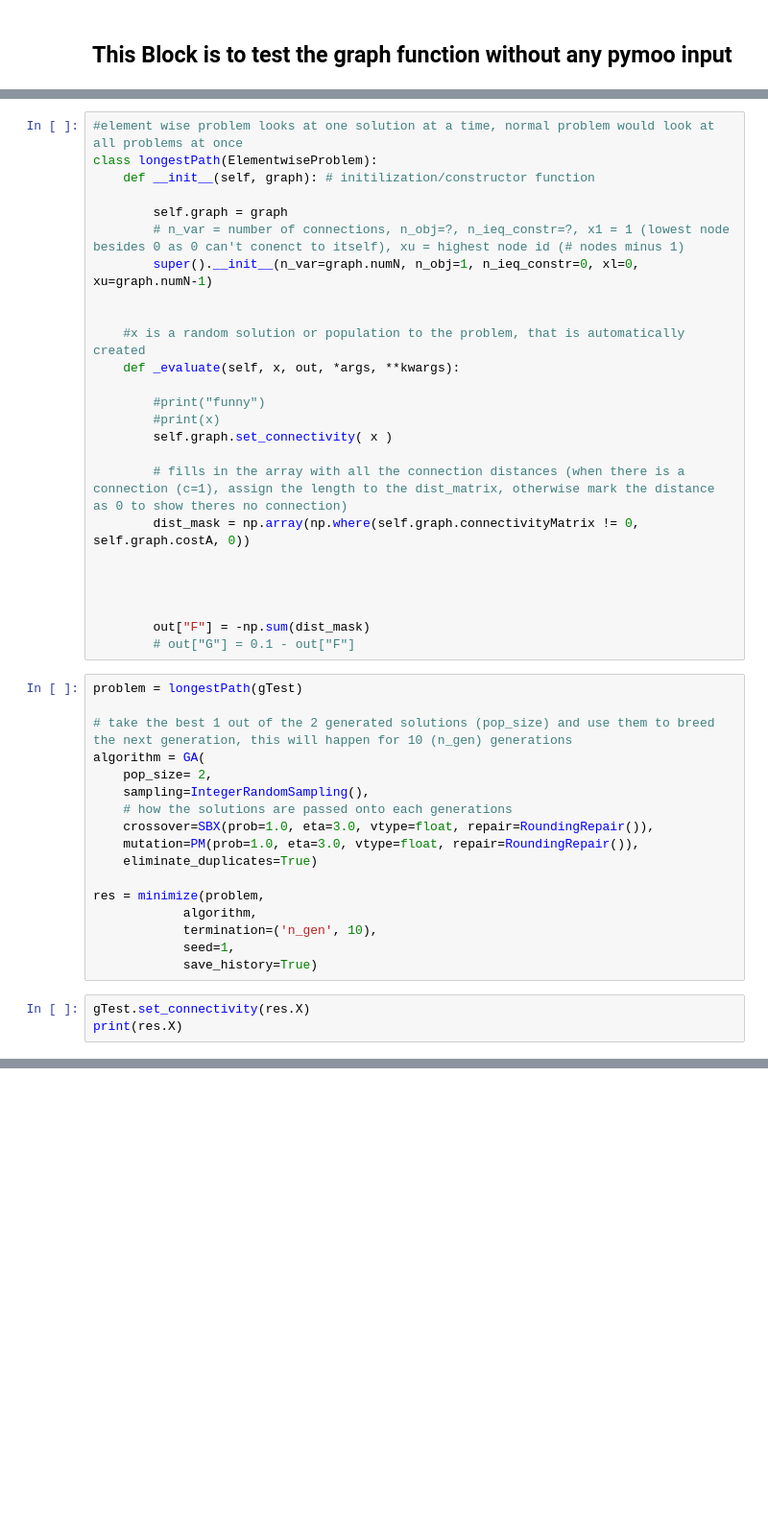
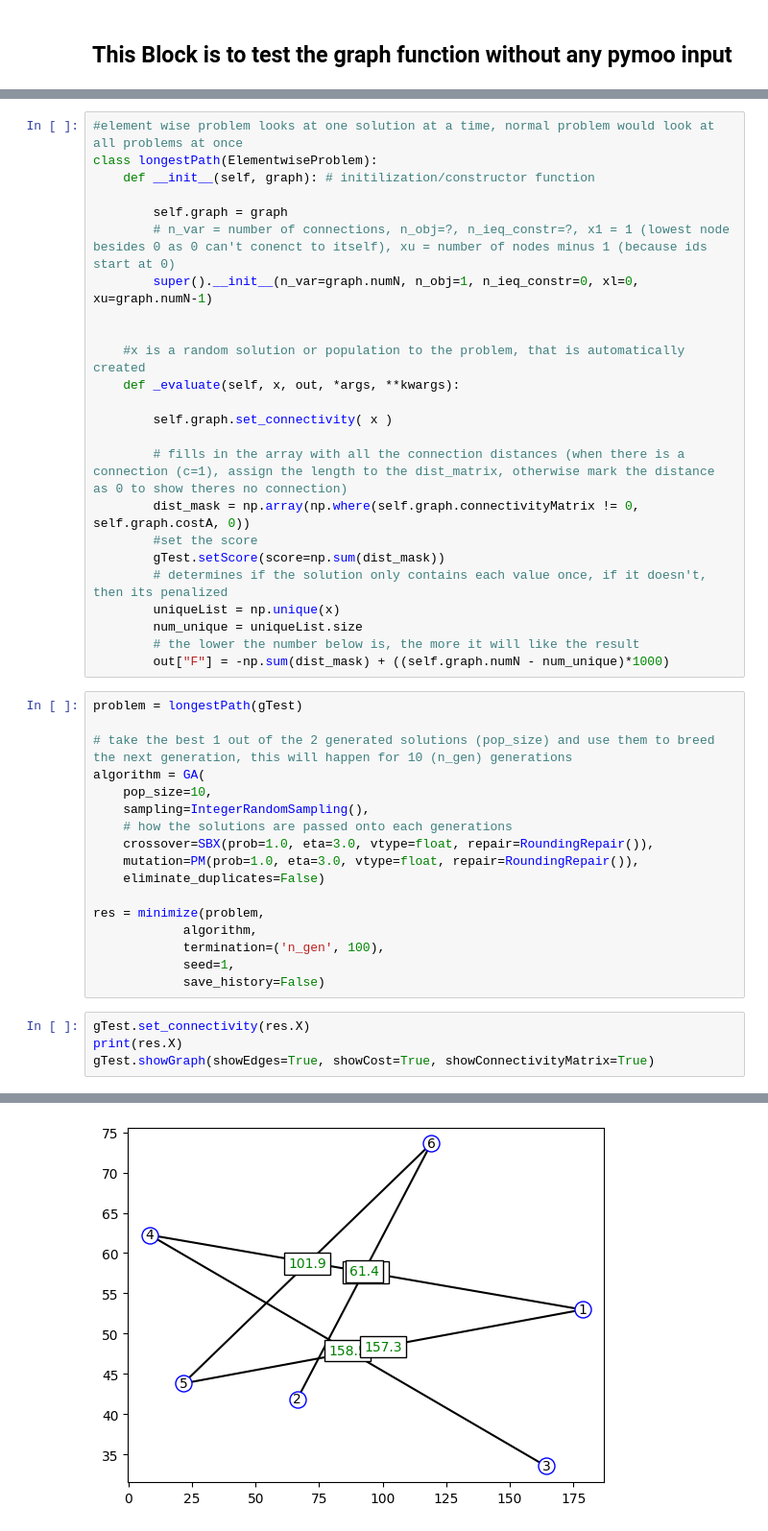
Before and after one commit to AshtonBeresford/Optimization-Research, a Jupyter notebook: longestPathTemp.ipynb, the cells around one changed output, grey strips where cells are left out. Shown at 96% size. Cells and saved outputs as stored; diff of their text form; blank space fills up the shorter version.

```diff
--- a/longestPathTemp.ipynb
+++ b/longestPathTemp.ipynb
@@ -188,43 +187,43 @@ class longestPath(ElementwiseProblem):
     def __init__(self, graph): # initilization/constructor function
 
         self.graph = graph
-        # n_var = number of connections, n_obj=?, n_ieq_constr=?, x1 = 1 (lowest node besides 0 as 0 can't conenct to itself), xu = highest node id (# nodes minus 1)
+        # n_var = number of connections, n_obj=?, n_ieq_constr=?, x1 = 1 (lowest node besides 0 as 0 can't conenct to itself), xu = number of nodes minus 1 (because ids start at 0)
         super().__init__(n_var=graph.numN, n_obj=1, n_ieq_constr=0, xl=0, xu=graph.numN-1)
 
 
     #x is a random solution or population to the problem, that is automatically created
     def _evaluate(self, x, out, *args, **kwargs):
 
-        #print("funny")
-        #print(x)
         self.graph.set_connectivity( x )
 
         # fills in the array with all the connection distances (when there is a connection (c=1), assign the length to the dist_matrix, otherwise mark the distance as 0 to show theres no connection)
         dist_mask = np.array(np.where(self.graph.connectivityMatrix != 0, self.graph.costA, 0))
-
-
-
-
-        out["F"] = -np.sum(dist_mask)
-        # out["G"] = 0.1 - out["F"]
+        #set the score
+        gTest.setScore(score=np.sum(dist_mask))
+        # determines if the solution only contains each value once, if it doesn't, then its penalized
+        uniqueList = np.unique(x)
+        num_unique = uniqueList.size
+        # the lower the number below is, the more it will like the result
+        out["F"] = -np.sum(dist_mask) + ((self.graph.numN - num_unique)*1000)
 # %%
 problem = longestPath(gTest)
 
 # take the best 1 out of the 2 generated solutions (pop_size) and use them to breed the next generation, this will happen for 10 (n_gen) generations
 algorithm = GA(
-    pop_size= 2,
+    pop_size=10,
     sampling=IntegerRandomSampling(),
     # how the solutions are passed onto each generations
     crossover=SBX(prob=1.0, eta=3.0, vtype=float, repair=RoundingRepair()),
     mutation=PM(prob=1.0, eta=3.0, vtype=float, repair=RoundingRepair()),
-    eliminate_duplicates=True)
+    eliminate_duplicates=False)
 
 res = minimize(problem,
             algorithm,
-            termination=('n_gen', 10),
+            termination=('n_gen', 100),
             seed=1,
-            save_history=True)
+            save_history=False)
 # %%
 gTest.set_connectivity(res.X)
 print(res.X)
+gTest.showGraph(showEdges=True, showCost=True, showConnectivityMatrix=True)
 # %% [output]
@@ -231,0 +231 @@ print(res.X)
+[figure, added]
```
Also changed, not shown: parts of 5 cells of this notebook.
